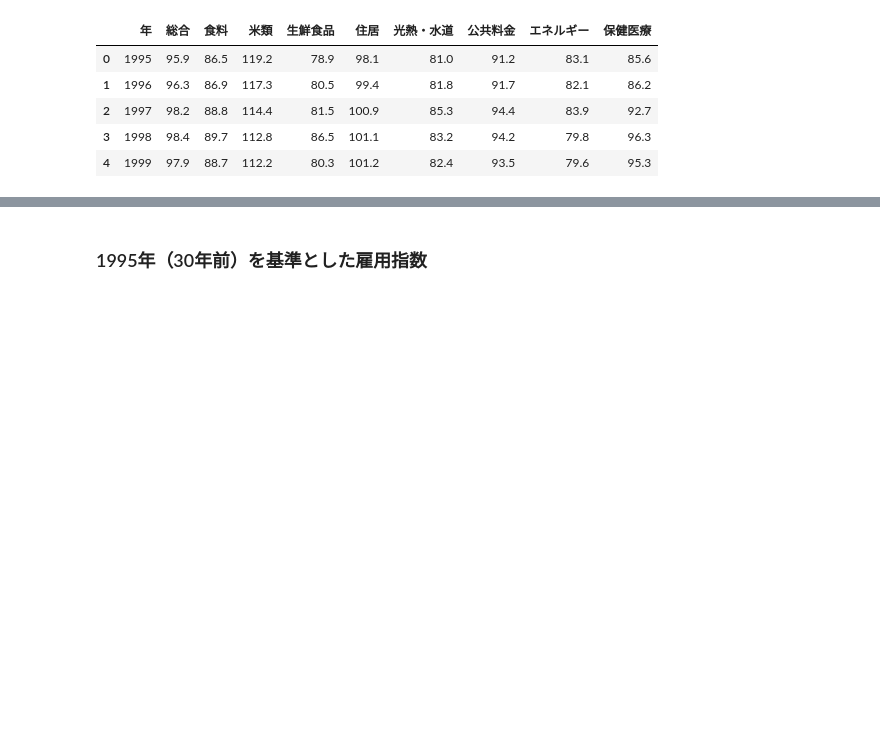
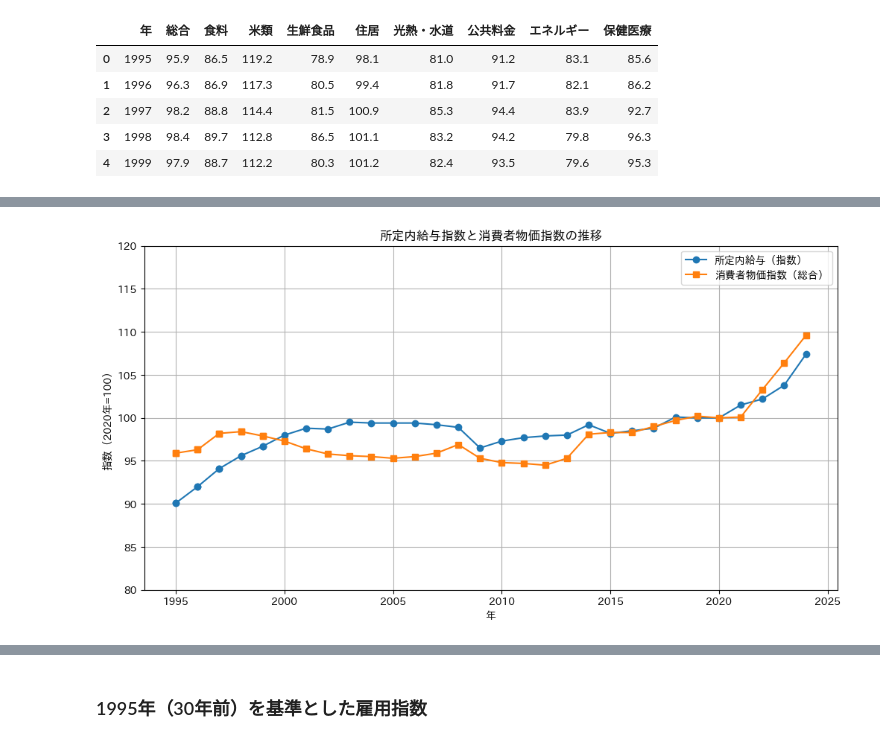
Before and after one commit to M-Yusei1001/K417_Capstone_G9, a Jupyter notebook: eda.ipynb, the cells around one changed output, grey strips where cells are left out. Saved outputs shown, nothing was run; the diff lists cells and outputs as text; code cells hidden in the pictures; blank space fills up the shorter version.

Commit message:
wip: 消費者物価指数を追加

```diff
--- a/eda.ipynb
+++ b/eda.ipynb
@@ -782,4 +782,5 @@ cpi_to_use.head()
 | 4 | 1999 | 97.9 | 88.7 | 112.2 | 80.3 | 101.2 | 82.4 | 93.5 | 79.6 | 95.3 |
 # %%
 # wages_4_e と cpi_to_use を"年"で結合
-wages_4e_and_cpi =
+wages_4e_and_cpi = pd.merge(wages_4_e, cpi_to_use, on="年", how="left")
+wages_4e_and_cpi.head()
@@ -785,0 +794,7 @@ wages_4e_and_cpi =
+# %%
+# 所定内給与、非消費支出、可処分所得について、2020年を基準とした指数に変換する
+base_year = 2020
+for col in ["所定内給与", "非消費支出", "可処分所得"]:
+    base_value = wages_4e_and_cpi[wages_4e_and_cpi["年"] == base_year][col].values[0]
+    wages_4e_and_cpi[f"{col}_指数"] = round((wages_4e_and_cpi[col] / base_value) * 100, 1)
+wages_4e_and_cpi.head()
@@ -785,0 +808,14 @@ wages_4e_and_cpi =
+# %%
+# "所定内給与_指数" と "総合"（消費者物価指数）をプロットして比較する
+plt.figure(figsize=(12, 6))
+plt.plot(wages_4e_and_cpi["年"], wages_4e_and_cpi["所定内給与_指数"], marker='o', label="所定内給与（指数）")
+plt.plot(wages_4e_and_cpi["年"], wages_4e_and_cpi["総合"], marker='s', label="消費者物価指数（総合）")
+plt.xlabel("年")
+plt.ylim(80, 120)
+plt.ylabel("指数（2020年=100）")
+plt.grid(True)
+plt.title("所定内給与指数と消費者物価指数の推移")
+plt.legend()
+plt.show()
+# %% [output]
+[figure, added]
```
Also changed, not shown: parts of 7 cells of this notebook.
